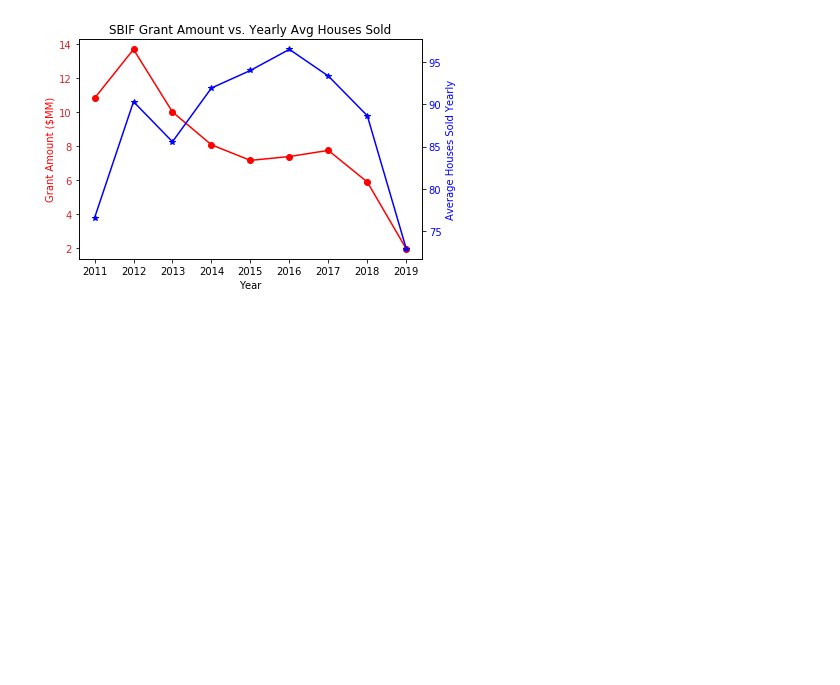
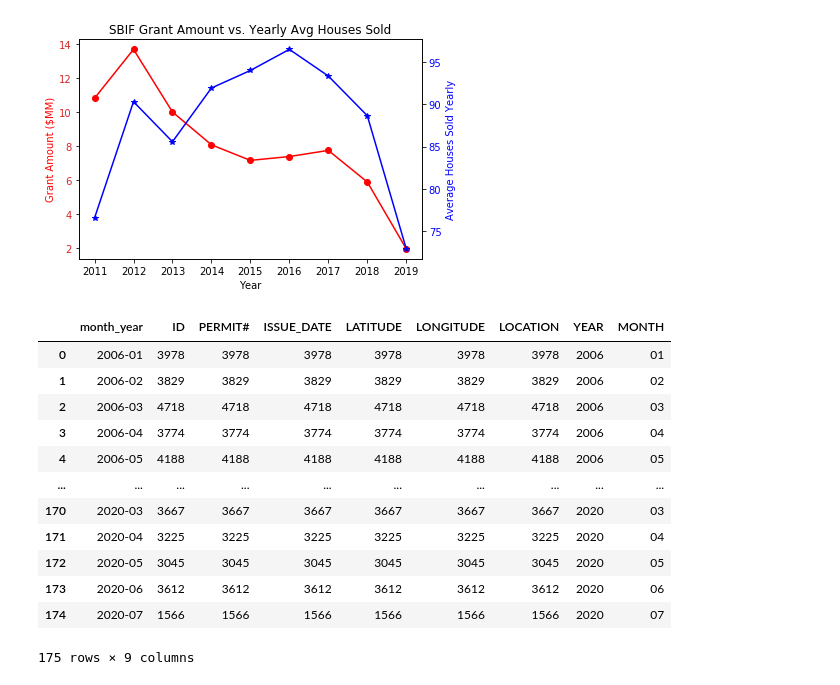
Before and after one commit to ruilin86/Group-Project, a Jupyter notebook: Project_1.ipynb, the cells around one changed output. Saved outputs shown, nothing was run; the diff lists cells and outputs as text; code cells hidden in the pictures; blank space fills up the shorter version.

```diff
--- a/Project_1.ipynb
+++ b/Project_1.ipynb
@@ -287,3 +293,25 @@ Try using .loc[row_indexer,col_indexer] = value instead
 
 See the caveats in the documentation: https://pandas.pydata.org/pandas-docs/stable/user_guide/indexing.html#returning-a-view-versus-a-copy
 [figure]
+# %%
+#Building Permits and SBIF Grant Amount
+
+raw_permit = pd.read_csv("/Users/Nish/class/project1/Group-Project/Group-Project/Resources/permit_count.csv")
+date1=raw_permit["month_year"].str.split("-",n = 2, expand = True)
+raw_permit = raw_permit.join(date1)
+raw_permit.rename(columns = {0 : "YEAR", 1: "MONTH"}, inplace = True)
+raw_permit
+# %% [output]
+|  | month_year | ID | PERMIT# | ISSUE_DATE | LATITUDE | LONGITUDE | LOCATION | YEAR | MONTH |
+| 0 | 2006-01 | 3978 | 3978 | 3978 | 3978 | 3978 | 3978 | 2006 | 01 |
+| 1 | 2006-02 | 3829 | 3829 | 3829 | 3829 | 3829 | 3829 | 2006 | 02 |
+| 2 | 2006-03 | 4718 | 4718 | 4718 | 4718 | 4718 | 4718 | 2006 | 03 |
+| 3 | 2006-04 | 3774 | 3774 | 3774 | 3774 | 3774 | 3774 | 2006 | 04 |
+| 4 | 2006-05 | 4188 | 4188 | 4188 | 4188 | 4188 | 4188 | 2006 | 05 |
+| ... | ... | ... | ... | ... | ... | ... | ... | ... | ... |
+| 170 | 2020-03 | 3667 | 3667 | 3667 | 3667 | 3667 | 3667 | 2020 | 03 |
+| 171 | 2020-04 | 3225 | 3225 | 3225 | 3225 | 3225 | 3225 | 2020 | 04 |
+| 172 | 2020-05 | 3045 | 3045 | 3045 | 3045 | 3045 | 3045 | 2020 | 05 |
+| 173 | 2020-06 | 3612 | 3612 | 3612 | 3612 | 3612 | 3612 | 2020 | 06 |
+| 174 | 2020-07 | 1566 | 1566 | 1566 | 1566 | 1566 | 1566 | 2020 | 07 |
+175 rows × 9 columns
```
Also changed, not shown: parts of 6 cells of this notebook.
